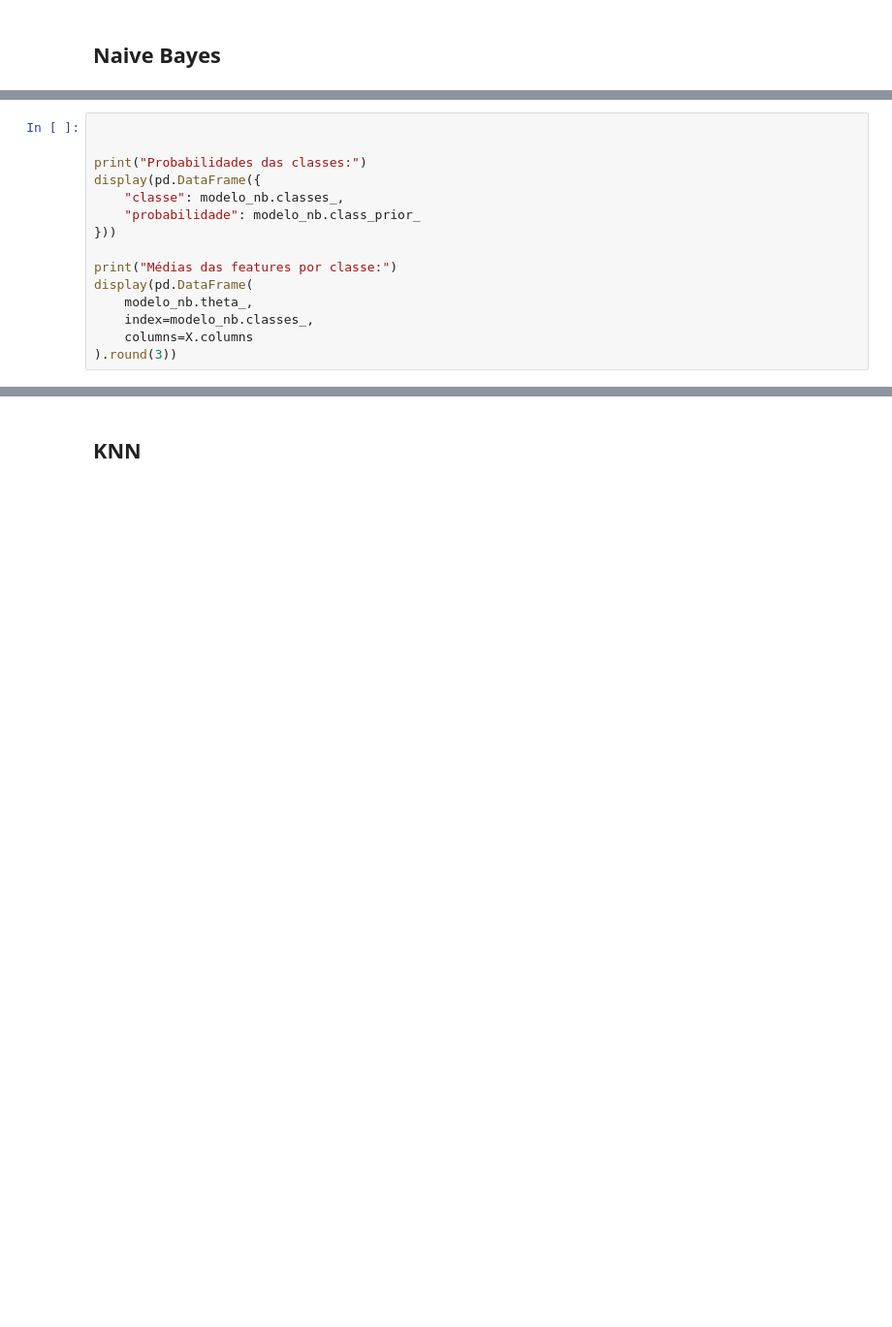
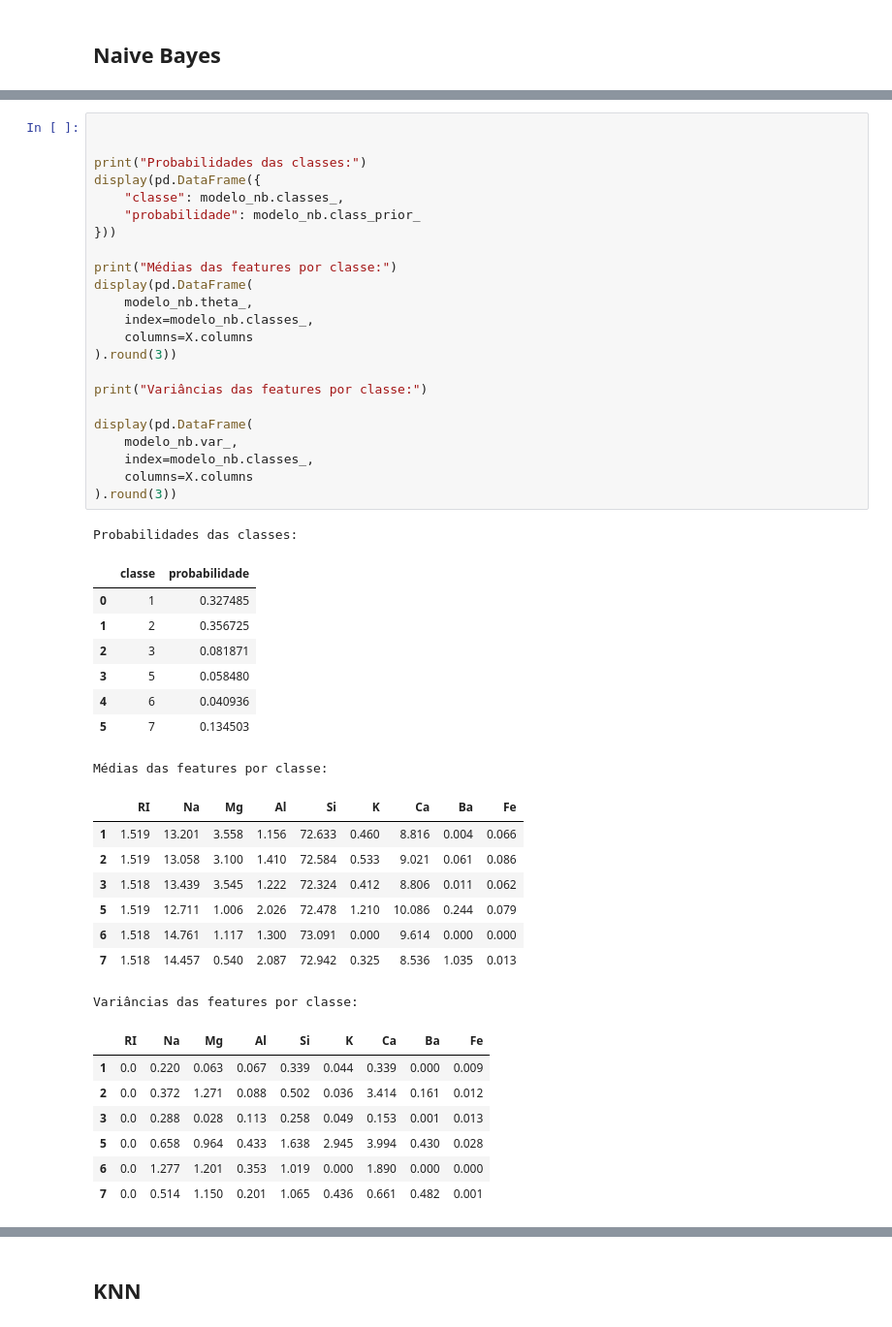
Before and after one commit to SerErichi/Trab1_Aprendizado_Maquina, a Jupyter notebook: trab1.ipynb, the cells around one changed output, grey strips where cells are left out. Shown at 97% size. Drawn from its saved outputs; the diff is of its cells as text; blank space fills up the shorter version.

```diff
--- a/trab1.ipynb
+++ b/trab1.ipynb
@@ -239,15 +384,48 @@ print(classification_report(
 # %%
 
 
 print("Probabilidades das classes:")
 display(pd.DataFrame({
     "classe": modelo_nb.classes_,
     "probabilidade": modelo_nb.class_prior_
 }))
 
 print("Médias das features por classe:")
 display(pd.DataFrame(
     modelo_nb.theta_,
     index=modelo_nb.classes_,
     columns=X.columns
 ).round(3))
+
+print("Variâncias das features por classe:")
+
+display(pd.DataFrame(
+    modelo_nb.var_,
+    index=modelo_nb.classes_,
+    columns=X.columns
+).round(3))
+# %% [output]
+Probabilidades das classes:
+|  | classe | probabilidade |
+| 0 | 1 | 0.327485 |
+| 1 | 2 | 0.356725 |
+| 2 | 3 | 0.081871 |
+| 3 | 5 | 0.058480 |
+| 4 | 6 | 0.040936 |
+| 5 | 7 | 0.134503 |
+Médias das features por classe:
+|  | RI | Na | Mg | Al | Si | K | Ca | Ba | Fe |
+| 1 | 1.519 | 13.201 | 3.558 | 1.156 | 72.633 | 0.460 | 8.816 | 0.004 | 0.066 |
+| 2 | 1.519 | 13.058 | 3.100 | 1.410 | 72.584 | 0.533 | 9.021 | 0.061 | 0.086 |
+| 3 | 1.518 | 13.439 | 3.545 | 1.222 | 72.324 | 0.412 | 8.806 | 0.011 | 0.062 |
+| 5 | 1.519 | 12.711 | 1.006 | 2.026 | 72.478 | 1.210 | 10.086 | 0.244 | 0.079 |
+| 6 | 1.518 | 14.761 | 1.117 | 1.300 | 73.091 | 0.000 | 9.614 | 0.000 | 0.000 |
+| 7 | 1.518 | 14.457 | 0.540 | 2.087 | 72.942 | 0.325 | 8.536 | 1.035 | 0.013 |
+Variâncias das features por classe:
+|  | RI | Na | Mg | Al | Si | K | Ca | Ba | Fe |
+| 1 | 0.0 | 0.220 | 0.063 | 0.067 | 0.339 | 0.044 | 0.339 | 0.000 | 0.009 |
+| 2 | 0.0 | 0.372 | 1.271 | 0.088 | 0.502 | 0.036 | 3.414 | 0.161 | 0.012 |
+| 3 | 0.0 | 0.288 | 0.028 | 0.113 | 0.258 | 0.049 | 0.153 | 0.001 | 0.013 |
+| 5 | 0.0 | 0.658 | 0.964 | 0.433 | 1.638 | 2.945 | 3.994 | 0.430 | 0.028 |
+| 6 | 0.0 | 1.277 | 1.201 | 0.353 | 1.019 | 0.000 | 1.890 | 0.000 | 0.000 |
+| 7 | 0.0 | 0.514 | 1.150 | 0.201 | 1.065 | 0.436 | 0.661 | 0.482 | 0.001 |
```
Also changed, not shown: parts of 28 cells of this notebook.
